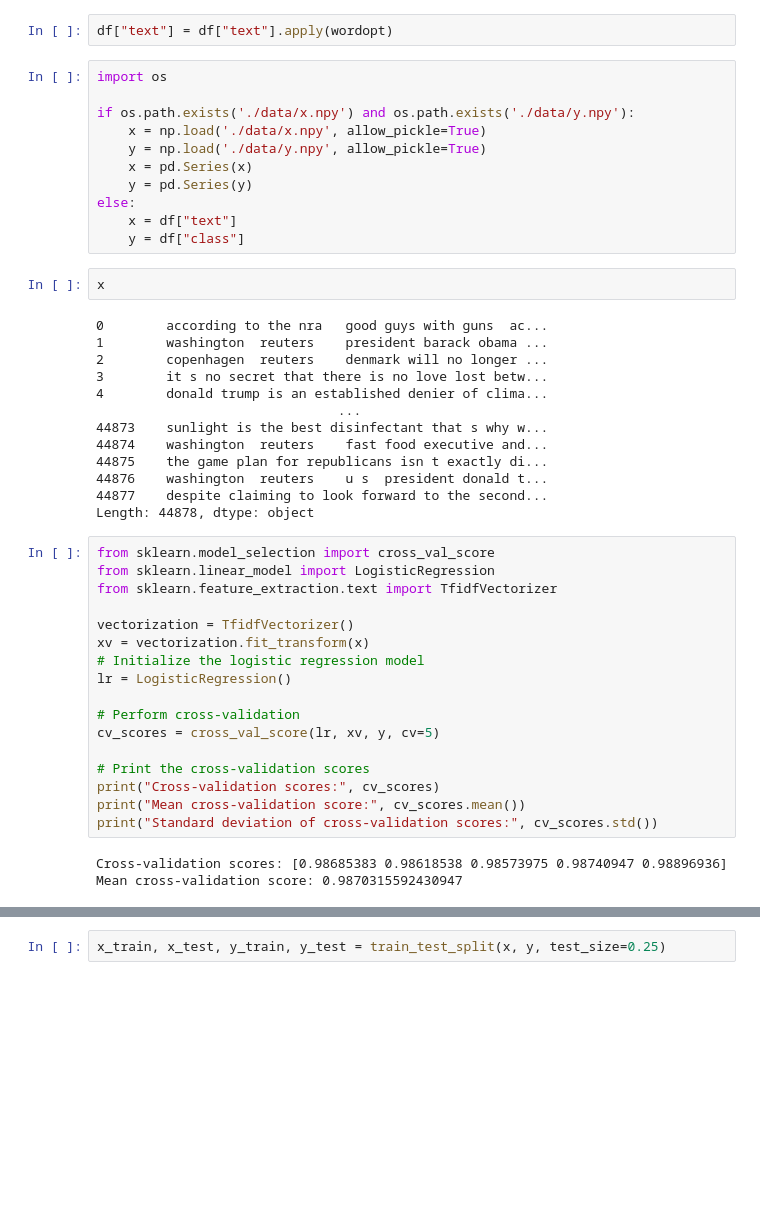
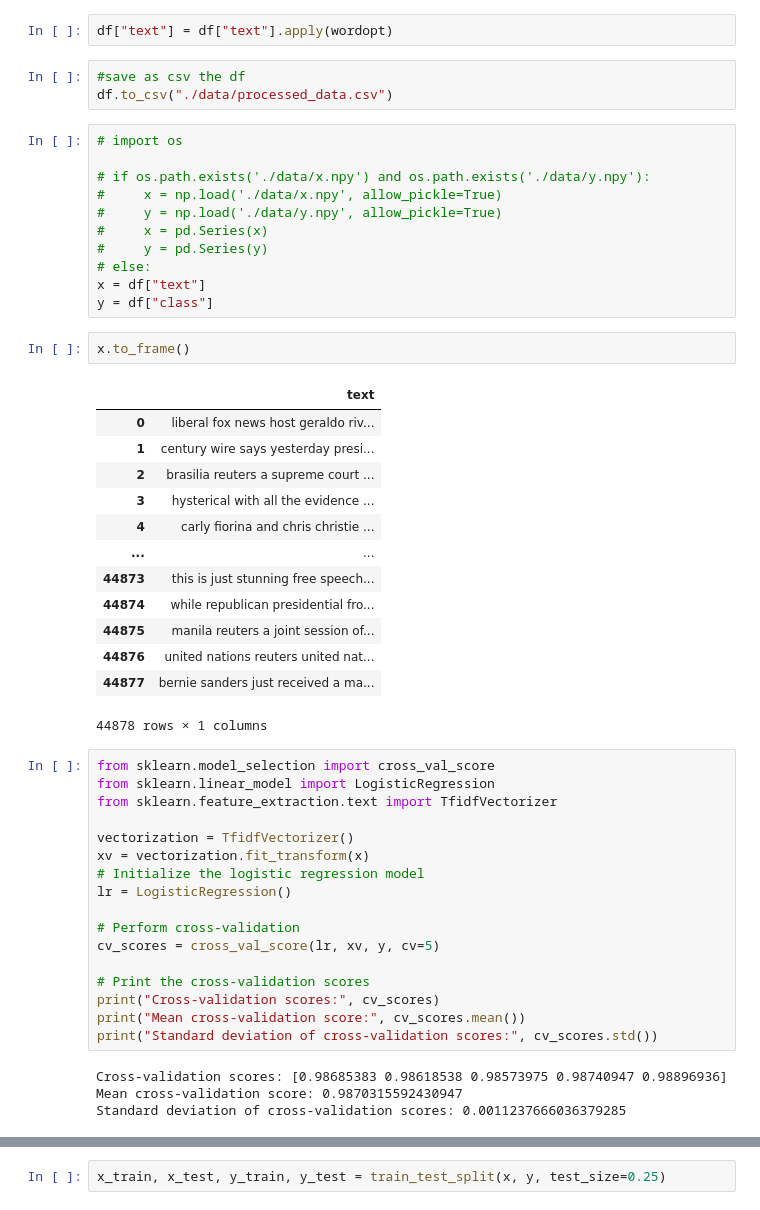
Before and after one commit to FellipeMasc/fake-news-classifier, a Jupyter notebook: datascience/logistic_regression.ipynb, the cells around one changed output, grey strips where cells are left out. Drawn from its saved outputs; the diff is of its cells as text; blank space fills up the shorter version.

```diff
--- a/datascience/logistic_regression.ipynb
+++ b/datascience/logistic_regression.ipynb
@@ -138,32 +138,36 @@ def wordopt(text):
     return text
 # %%
 df["text"] = df["text"].apply(wordopt)
+# %%
+#save as csv the df
+df.to_csv("./data/processed_data.csv")
 # %%
-import os
+# import os
 
-if os.path.exists('./data/x.npy') and os.path.exists('./data/y.npy'):
-    x = np.load('./data/x.npy', allow_pickle=True)
-    y = np.load('./data/y.npy', allow_pickle=True)
-    x = pd.Series(x)
-    y = pd.Series(y)
-else:
-    x = df["text"]
-    y = df["class"]
+# if os.path.exists('./data/x.npy') and os.path.exists('./data/y.npy'):
+#     x = np.load('./data/x.npy', allow_pickle=True)
+#     y = np.load('./data/y.npy', allow_pickle=True)
+#     x = pd.Series(x)
+#     y = pd.Series(y)
+# else:
+x = df["text"]
+y = df["class"]
 # %%
-x
+x.to_frame()
 # %% [output]
+|  | text |
+| 0 | liberal fox news host geraldo riv... |
+| 1 | century wire says yesterday presi... |
+| 2 | brasilia reuters a supreme court ... |
+| 3 | hysterical with all the evidence ... |
+| 4 | carly fiorina and chris christie ... |
+| ... | ... |
+| 44873 | this is just stunning free speech... |
+| 44874 | while republican presidential fro... |
+| 44875 | manila reuters a joint session of... |
+| 44876 | united nations reuters united nat... |
+| 44877 | bernie sanders just received a ma... |
-0        according to the nra   good guys with guns  ac...
-1        washington  reuters    president barack obama ...
-2        copenhagen  reuters    denmark will no longer ...
-3        it s no secret that there is no love lost betw...
-4        donald trump is an established denier of clima...
-                               ...
-44873    sunlight is the best disinfectant that s why w...
-44874    washington  reuters    fast food executive and...
-44875    the game plan for republicans isn t exactly di...
-44876    washington  reuters    u s  president donald t...
-44877    despite claiming to look forward to the second...
-Length: 44878, dtype: object
+44878 rows × 1 columns
 # %%
 from sklearn.model_selection import cross_val_score
 from sklearn.linear_model import LogisticRegression
@@ -184,3 +188,4 @@ print("Standard deviation of cross-validation scores:", cv_scores.std())
 # %% [output]
 Cross-validation scores: [0.98685383 0.98618538 0.98573975 0.98740947 0.98896936]
 Mean cross-validation score: 0.9870315592430947
+Standard deviation of cross-validation scores: 0.0011237666036379285
```
Also changed, not shown: parts of 7 cells of this notebook, 8 other files.
